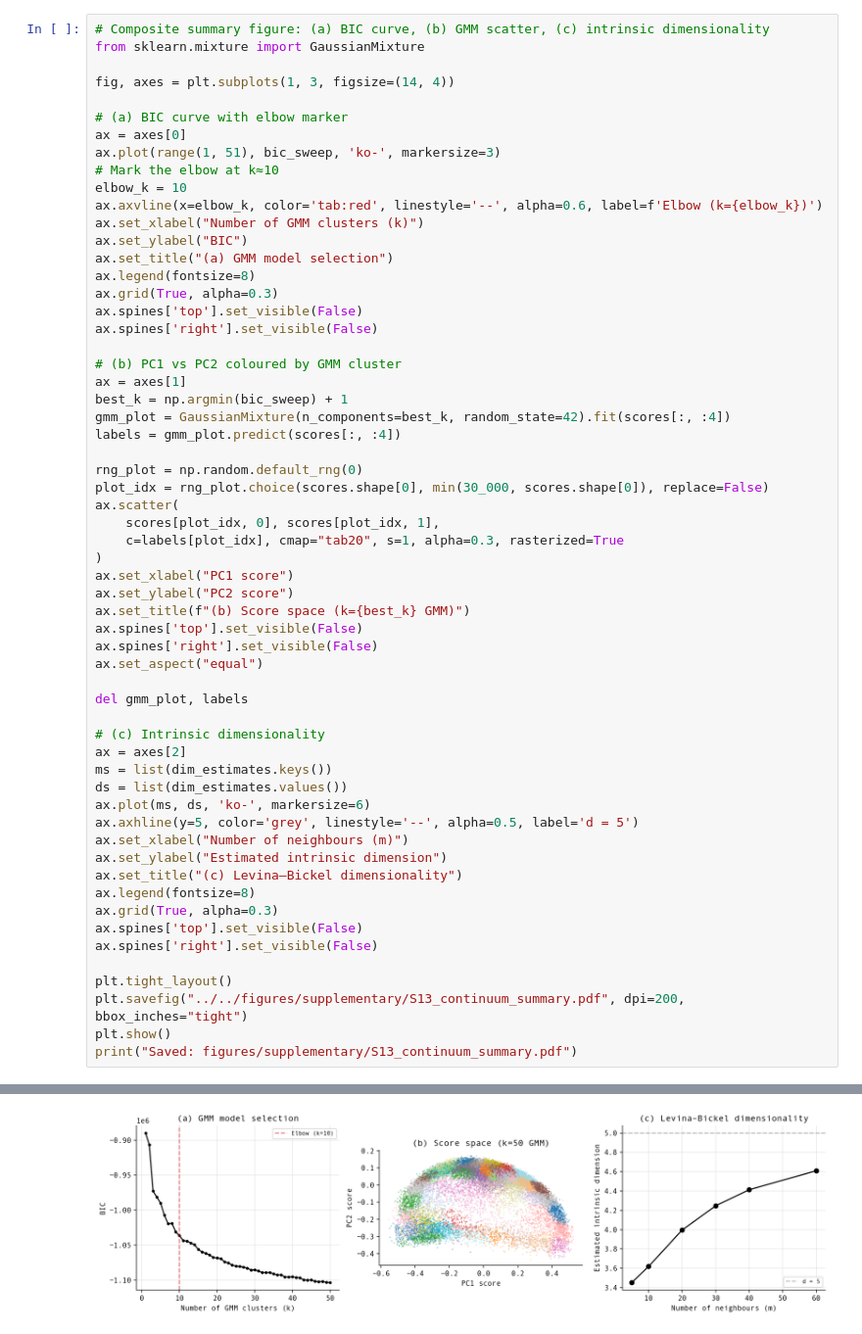
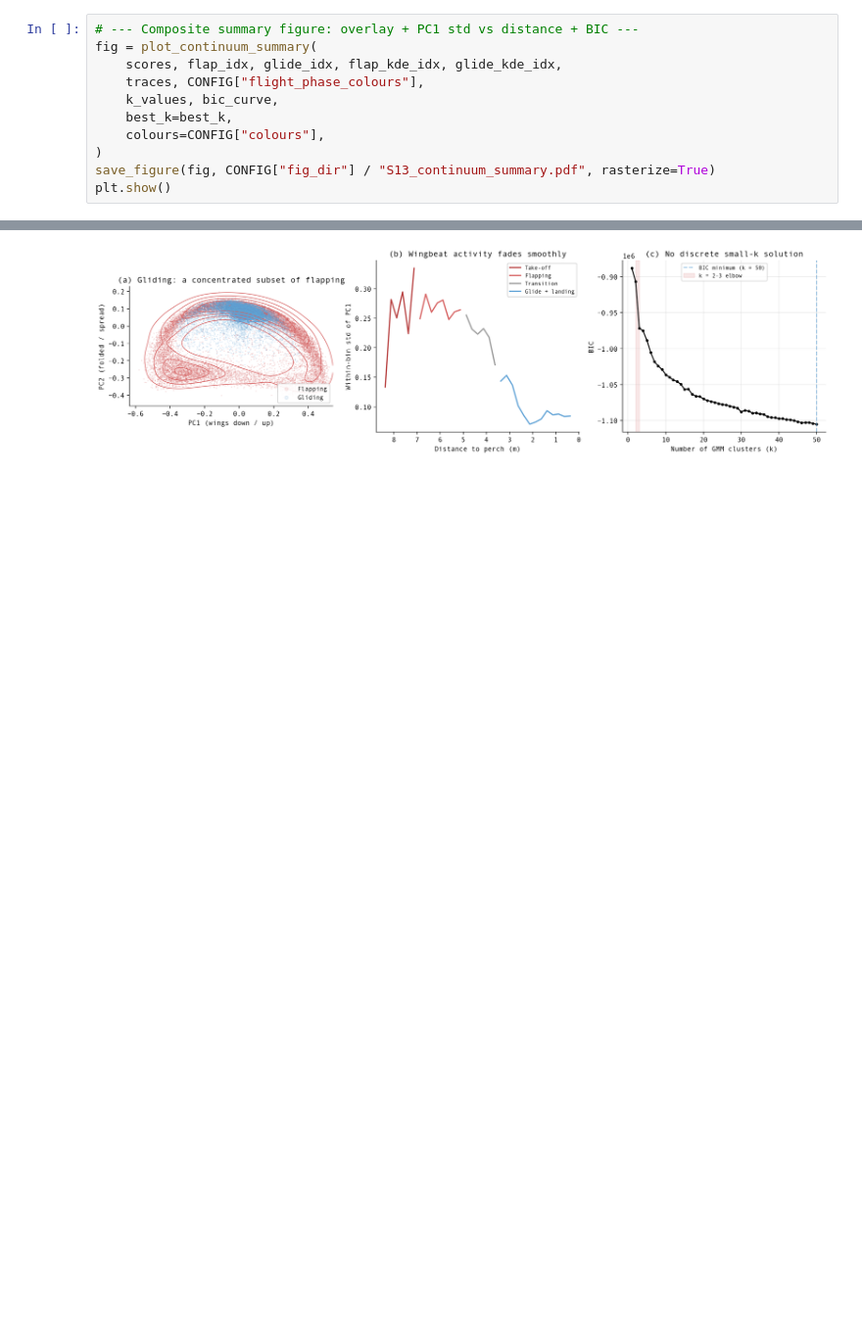
Before and after one commit to LydiaFrance/kinematic-morphospace, a Jupyter notebook: examples/hawks/12_FlightBehaviourContinuum.ipynb, the cells around one changed output, grey strips where cells are left out. Shown at 98% size. Saved outputs shown, nothing was run; the diff lists cells and outputs as text; blank space fills up the shorter version.

Commit message:
feat: update NB12 flight behaviour continuum

```diff
--- a/examples/hawks/12_FlightBehaviourContinuum.ipynb
+++ b/examples/hawks/12_FlightBehaviourContinuum.ipynb
@@ -384,60 +383,12 @@ Rather than switching between discrete states, hawks modulate their wing and tai
 # %%
-# Composite summary figure: (a) BIC curve, (b) GMM scatter, (c) intrinsic dimensionality
-from sklearn.mixture import GaussianMixture
-
-fig, axes = plt.subplots(1, 3, figsize=(14, 4))
-
-# (a) BIC curve with elbow marker
-ax = axes[0]
-ax.plot(range(1, 51), bic_sweep, 'ko-', markersize=3)
-# Mark the elbow at k≈10
-elbow_k = 10
-ax.axvline(x=elbow_k, color='tab:red', linestyle='--', alpha=0.6, label=f'Elbow (k={elbow_k})')
-ax.set_xlabel("Number of GMM clusters (k)")
-ax.set_ylabel("BIC")
-ax.set_title("(a) GMM model selection")
-ax.legend(fontsize=8)
-ax.grid(True, alpha=0.3)
-ax.spines['top'].set_visible(False)
-ax.spines['right'].set_visible(False)
-
-# (b) PC1 vs PC2 coloured by GMM cluster
-ax = axes[1]
-best_k = np.argmin(bic_sweep) + 1
-gmm_plot = GaussianMixture(n_components=best_k, random_state=42).fit(scores[:, :4])
-labels = gmm_plot.predict(scores[:, :4])
-
-rng_plot = np.random.default_rng(0)
-plot_idx = rng_plot.choice(scores.shape[0], min(30_000, scores.shape[0]), replace=False)
-ax.scatter(
-    scores[plot_idx, 0], scores[plot_idx, 1],
-    c=labels[plot_idx], cmap="tab20", s=1, alpha=0.3, rasterized=True
+# --- Composite summary figure: overlay + PC1 std vs distance + BIC ---
+fig = plot_continuum_summary(
+    scores, flap_idx, glide_idx, flap_kde_idx, glide_kde_idx,
+    traces, CONFIG["flight_phase_colours"],
+    k_values, bic_curve,
+    best_k=best_k,
+    colours=CONFIG["colours"],
 )
-ax.set_xlabel("PC1 score")
-ax.set_ylabel("PC2 score")
-ax.set_title(f"(b) Score space (k={best_k} GMM)")
-ax.spines['top'].set_visible(False)
-ax.spines['right'].set_visible(False)
-ax.set_aspect("equal")
-
-del gmm_plot, labels
-
-# (c) Intrinsic dimensionality
-ax = axes[2]
-ms = list(dim_estimates.keys())
-ds = list(dim_estimates.values())
-ax.plot(ms, ds, 'ko-', markersize=6)
-ax.axhline(y=5, color='grey', linestyle='--', alpha=0.5, label='d = 5')
-ax.set_xlabel("Number of neighbours (m)")
-ax.set_ylabel("Estimated intrinsic dimension")
-ax.set_title("(c) Levina–Bickel dimensionality")
-ax.legend(fontsize=8)
-ax.grid(True, alpha=0.3)
-ax.spines['top'].set_visible(False)
-ax.spines['right'].set_visible(False)
-
-plt.tight_layout()
-plt.savefig("../../figures/supplementary/S13_continuum_summary.pdf", dpi=200, bbox_inches="tight")
+save_figure(fig, CONFIG["fig_dir"] / "S13_continuum_summary.pdf", rasterize=True)
 plt.show()
-print("Saved: figures/supplementary/S13_continuum_summary.pdf")
 # %% [output]
@@ -444 +396 @@ print("Saved: figures/supplementary/S13_continuum_summary.pdf")
-[figure, old version]
+[figure, new version]
```
Also changed, not shown: parts of 28 cells of this notebook.
